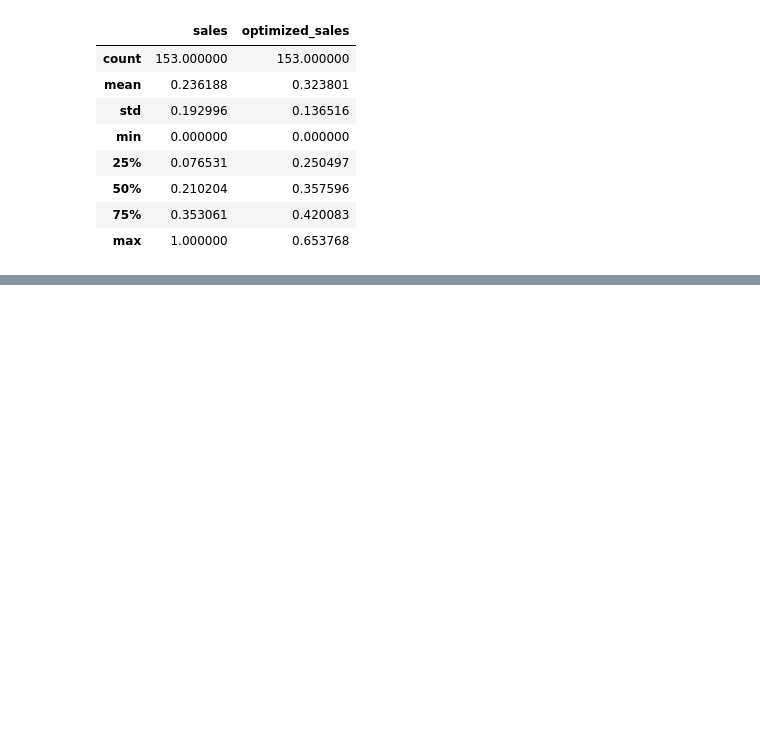
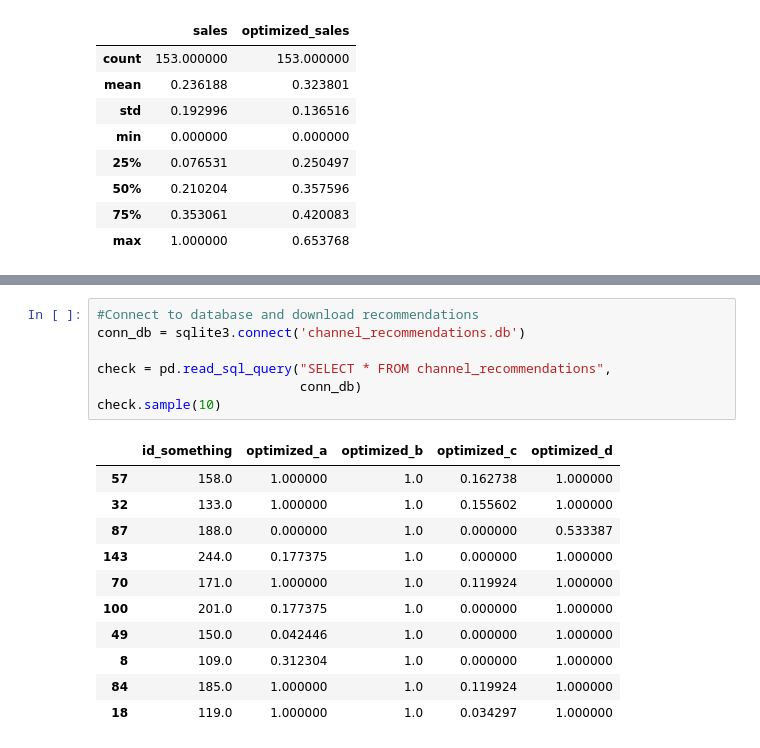
Before and after one commit to janrth/marketing_mix_model_inspired_optimization, a Jupyter notebook: opti_nb.ipynb, the cells around one changed output, grey strips where cells are left out. Cells and saved outputs as stored; diff of their text form; blank space fills up the shorter version.

Commit message:
push channel recommendations into database

```diff
--- a/opti_nb.ipynb
+++ b/opti_nb.ipynb
@@ -299,0 +330,19 @@ df.delta.hist(bins=50)
+# %%
+#Connect to database and download recommendations
+conn_db = sqlite3.connect('channel_recommendations.db')
+
+check = pd.read_sql_query("SELECT * FROM channel_recommendations",
+                          conn_db)
+check.sample(10)
+# %% [output]
+|  | id_something | optimized_a | optimized_b | optimized_c | optimized_d |
+| 57 | 158.0 | 1.000000 | 1.0 | 0.162738 | 1.000000 |
+| 32 | 133.0 | 1.000000 | 1.0 | 0.155602 | 1.000000 |
+| 87 | 188.0 | 0.000000 | 1.0 | 0.000000 | 0.533387 |
+| 143 | 244.0 | 0.177375 | 1.0 | 0.000000 | 1.000000 |
+| 70 | 171.0 | 1.000000 | 1.0 | 0.119924 | 1.000000 |
+| 100 | 201.0 | 0.177375 | 1.0 | 0.000000 | 1.000000 |
+| 49 | 150.0 | 0.042446 | 1.0 | 0.000000 | 1.000000 |
+| 8 | 109.0 | 0.312304 | 1.0 | 0.000000 | 1.000000 |
+| 84 | 185.0 | 1.000000 | 1.0 | 0.119924 | 1.000000 |
+| 18 | 119.0 | 1.000000 | 1.0 | 0.034297 | 1.000000 |
```
Also changed, not shown: parts of 8 cells of this notebook, 2 other files.
